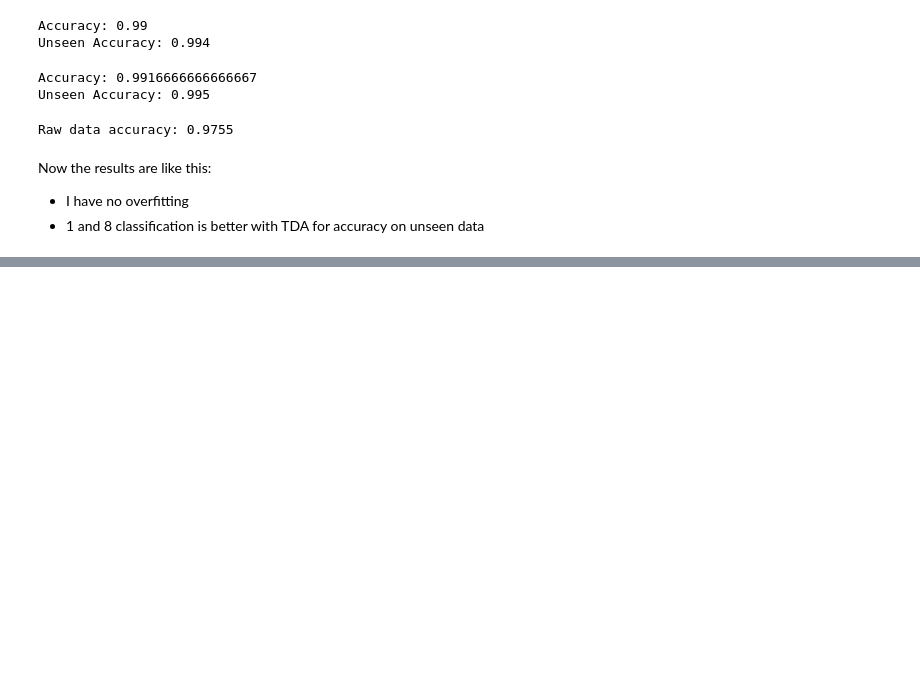
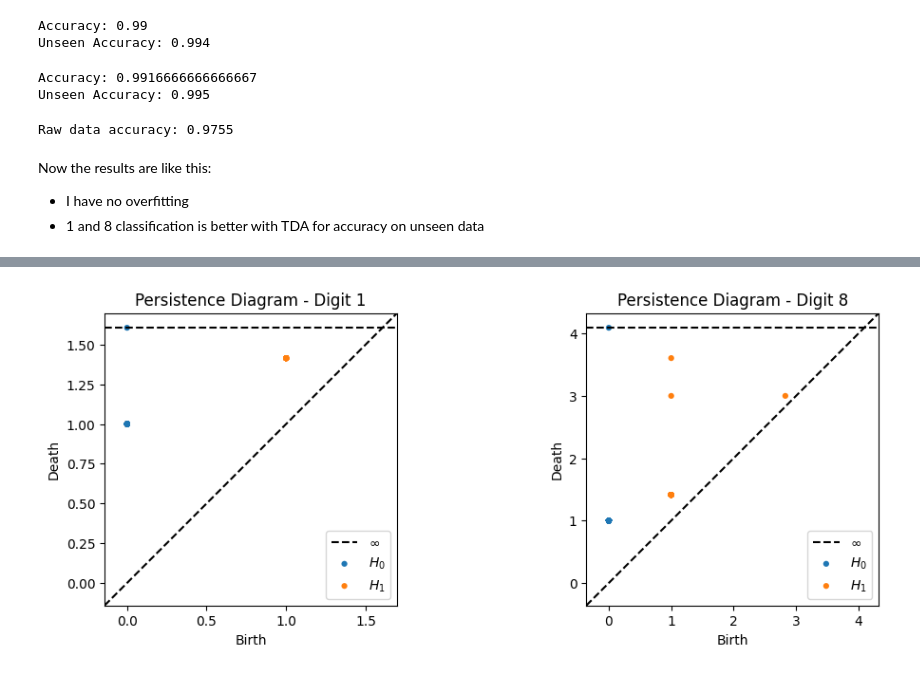
Before and after one commit to Raghayev17889/tda_project, a Jupyter notebook: TDA_apply.ipynb, the cells around one changed output, grey strips where cells are left out. Cells and saved outputs as stored; diff of their text form; code cells hidden in the pictures; blank space fills up the shorter version.

```diff
--- a/TDA_apply.ipynb
+++ b/TDA_apply.ipynb
@@ -292,0 +338,13 @@ Now the results are like this:
+# %%
+plt.figure(figsize=(12, 4))
+plt.subplot(1, 2, 1)
+plot_diagrams(dgm1, show=False)
+plt.title("Persistence Diagram - Digit 1")
+
+plt.subplot(1, 2, 2)
+plot_diagrams(dgm8, show=False)
+plt.title("Persistence Diagram - Digit 8")
+
+plt.show()
+# %% [output]
+[figure, added]
```
Also changed, not shown: parts of 2 cells of this notebook.
